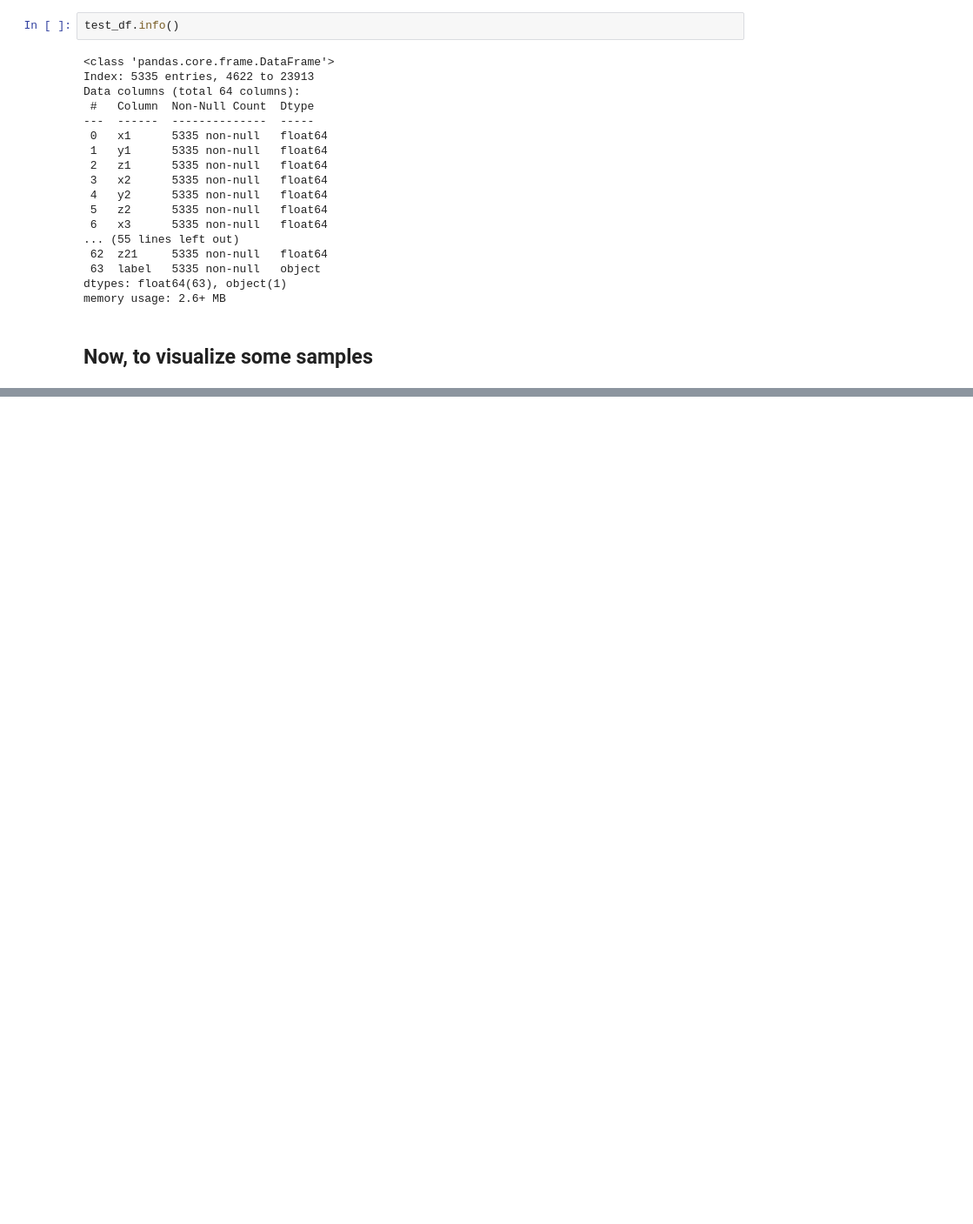
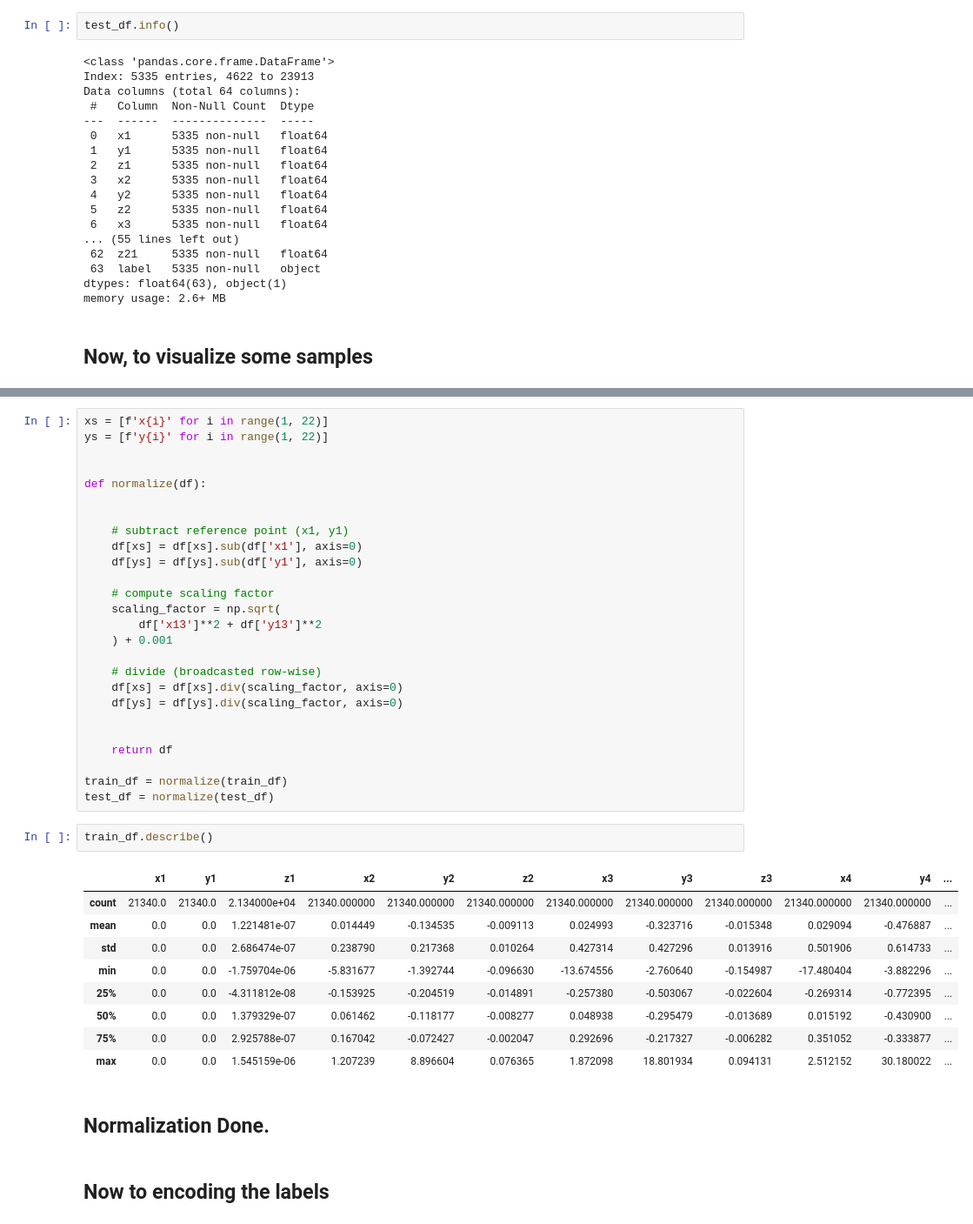
Before and after one commit to MahmoudSayed216/Hand-Gesture-Classification, a Jupyter notebook: notebook.ipynb, the cells around one changed output, grey strips where cells are left out. Shown at 87% size. Cells and saved outputs as stored; diff of their text form; blank space fills up the shorter version.

Commit message:
normalized the data to have a fixed starting point and a fixed scale, and encoded the label column using OrdinalEncoder

```diff
--- a/notebook.ipynb
+++ b/notebook.ipynb
@@ -312,0 +308,42 @@ visualize_grid_with_labels(X, y)
+# %%
+xs = [f'x{i}' for i in range(1, 22)]
+ys = [f'y{i}' for i in range(1, 22)]
+
+
+def normalize(df):
+
+
+    # subtract reference point (x1, y1)
+    df[xs] = df[xs].sub(df['x1'], axis=0)
+    df[ys] = df[ys].sub(df['y1'], axis=0)
+
+    # compute scaling factor
+    scaling_factor = np.sqrt(
+        df['x13']**2 + df['y13']**2
+    ) + 0.001
+
+    # divide (broadcasted row-wise)
+    df[xs] = df[xs].div(scaling_factor, axis=0)
+    df[ys] = df[ys].div(scaling_factor, axis=0)
+
+
+    return df
+
+train_df = normalize(train_df)
+test_df = normalize(test_df)
+# %%
+train_df.describe()
+# %% [output]
+|  | x1 | y1 | z1 | x2 | y2 | z2 | x3 | y3 | z3 | x4 | y4 | ... |
+| count | 21340.0 | 21340.0 | 2.134000e+04 | 21340.000000 | 21340.000000 | 21340.000000 | 21340.000000 | 21340.000000 | 21340.000000 | 21340.000000 | 21340.000000 | ... |
+| mean | 0.0 | 0.0 | 1.221481e-07 | 0.014449 | -0.134535 | -0.009113 | 0.024993 | -0.323716 | -0.015348 | 0.029094 | -0.476887 | ... |
+| std | 0.0 | 0.0 | 2.686474e-07 | 0.238790 | 0.217368 | 0.010264 | 0.427314 | 0.427296 | 0.013916 | 0.501906 | 0.614733 | ... |
+| min | 0.0 | 0.0 | -1.759704e-06 | -5.831677 | -1.392744 | -0.096630 | -13.674556 | -2.760640 | -0.154987 | -17.480404 | -3.882296 | ... |
+| 25% | 0.0 | 0.0 | -4.311812e-08 | -0.153925 | -0.204519 | -0.014891 | -0.257380 | -0.503067 | -0.022604 | -0.269314 | -0.772395 | ... |
+| 50% | 0.0 | 0.0 | 1.379329e-07 | 0.061462 | -0.118177 | -0.008277 | 0.048938 | -0.295479 | -0.013689 | 0.015192 | -0.430900 | ... |
+| 75% | 0.0 | 0.0 | 2.925788e-07 | 0.167042 | -0.072427 | -0.002047 | 0.292696 | -0.217327 | -0.006282 | 0.351052 | -0.333877 | ... |
+| max | 0.0 | 0.0 | 1.545159e-06 | 1.207239 | 8.896604 | 0.076365 | 1.872098 | 18.801934 | 0.094131 | 2.512152 | 30.180022 | ... |
+# %% [markdown]
+## Normalization Done.
+# %% [markdown]
+## Now to encoding the labels
```
Also changed, not shown: parts of 9 cells of this notebook.
